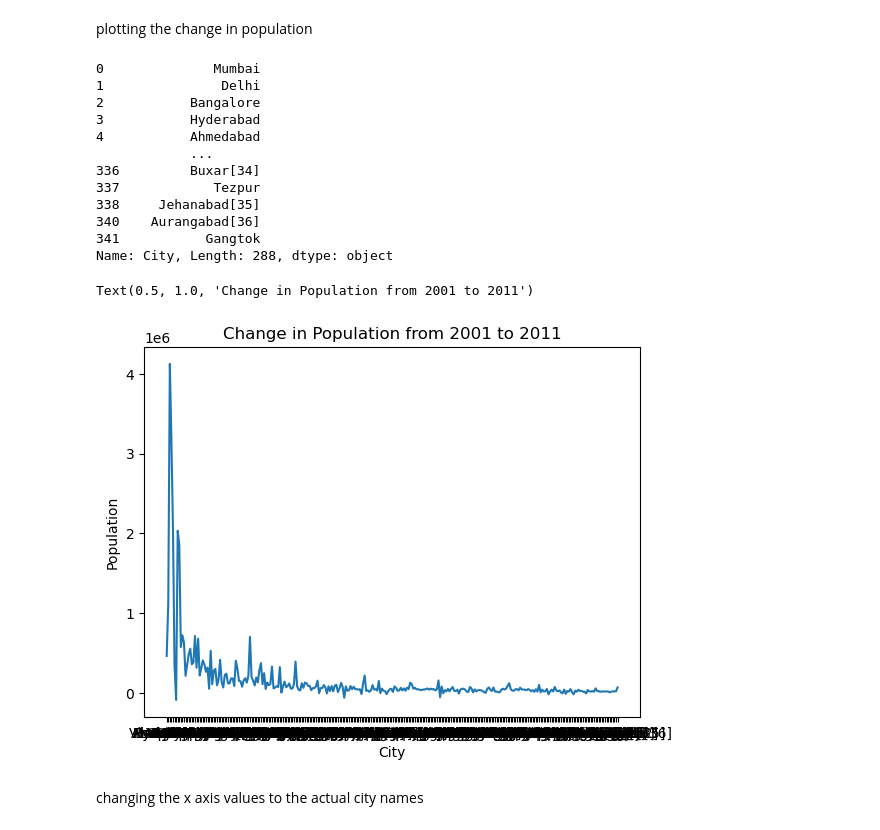
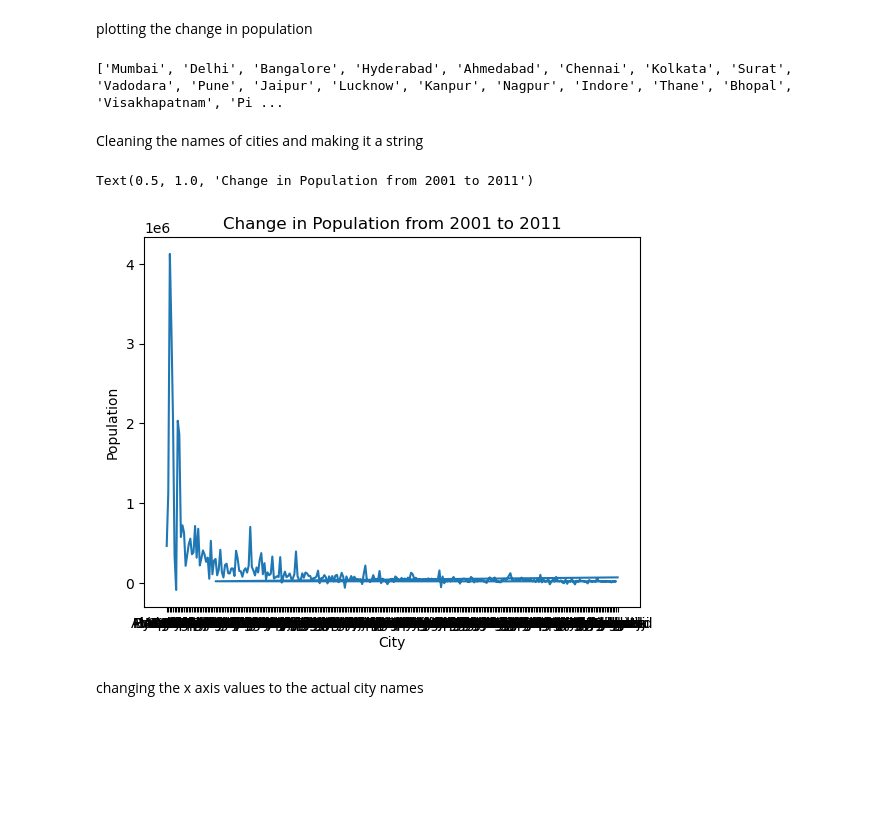
Before and after one commit to KiyonnaKapoor/India-Cities, a Jupyter notebook: Project_India_Cities_Data.ipynb, the cells around one changed output. Cells and saved outputs as stored; diff of their text form; code cells hidden in the pictures; blank space fills up the shorter version.

```diff
--- a/Project_India_Cities_Data.ipynb
+++ b/Project_India_Cities_Data.ipynb
@@ -144,28 +144,57 @@ Text(0.5, 1.0, 'Change in Population from 2001 to 2011')
 plotting the change in population
 # %%
 city_names = data["City"]
-print(city_names)
+new_city = []
+for t in city_names:
+    t = str(t)
+    t = t.replace("[4]","")
+    t = t.replace("[5]","")
+    t = t.replace("[6]","")
+    t = t.replace("[7]","")
+    t = t.replace("[8]","")
+    t = t.replace("[9]","")
+    t = t.replace("[10]","")
+    t = t.replace("[11]","")
+    t = t.replace("[12]","")
+    t = t.replace("[13]","")
+    t = t.replace("[14]","")
+    t = t.replace("[15]","")
+    t = t.replace("[16]","")
+    t = t.replace("[17]","")
+    t = t.replace("[18]","")
+    t = t.replace("[19]","")
+    t = t.replace("[20]","")
+    t = t.replace("[21]","")
+    t = t.replace("[22]","")
+    t = t.replace("[23]","")
+    t = t.replace("[24]","")
+    t = t.replace("[25]","")
+    t = t.replace("[26]","")
+    t = t.replace("[27]","")
+    t = t.replace("[28]","")
+    t = t.replace("[29]","")
+    t = t.replace("[30]","")
+    t = t.replace("[31]","")
+    t = t.replace("[32]","")
+    t = t.replace("[33]","")
+    t = t.replace("[34]","")
+    t = t.replace("[35]","")
+    t = t.replace("[36]","")
+    new_city.append(t)
+data["City"] = new_city
+print(new_city)
 # %% [output]
-0              Mumbai
-1               Delhi
-2           Bangalore
-3           Hyderabad
-4           Ahmedabad
-            ...
-336         Buxar[34]
-337            Tezpur
-338     Jehanabad[35]
-340    Aurangabad[36]
-341           Gangtok
-Name: City, Length: 288, dtype: object
+['Mumbai', 'Delhi', 'Bangalore', 'Hyderabad', 'Ahmedabad', 'Chennai', 'Kolkata', 'Surat', 'Vadodara', 'Pune', 'Jaipur', 'Lucknow', 'Kanpur', 'Nagpur', 'Indore', 'Thane', 'Bhopal', 'Visakhapatnam', 'Pi ...
+# %% [markdown]
+Cleaning the names of cities and making it a string
 # %%
-plt.plot(city_names, difference_data)
+plt.plot(new_city, difference_data)
 plt.xlabel('City')
 plt.ylabel('Population')
 plt.title('Change in Population from 2001 to 2011')
 # %% [output]
 Text(0.5, 1.0, 'Change in Population from 2001 to 2011')
-[figure, old version]
+[figure, new version]
 # %% [markdown]
 changing the x axis values to the actual city names
 # %%
```
Also changed, not shown: parts of 2 cells of this notebook, 1 other file.
